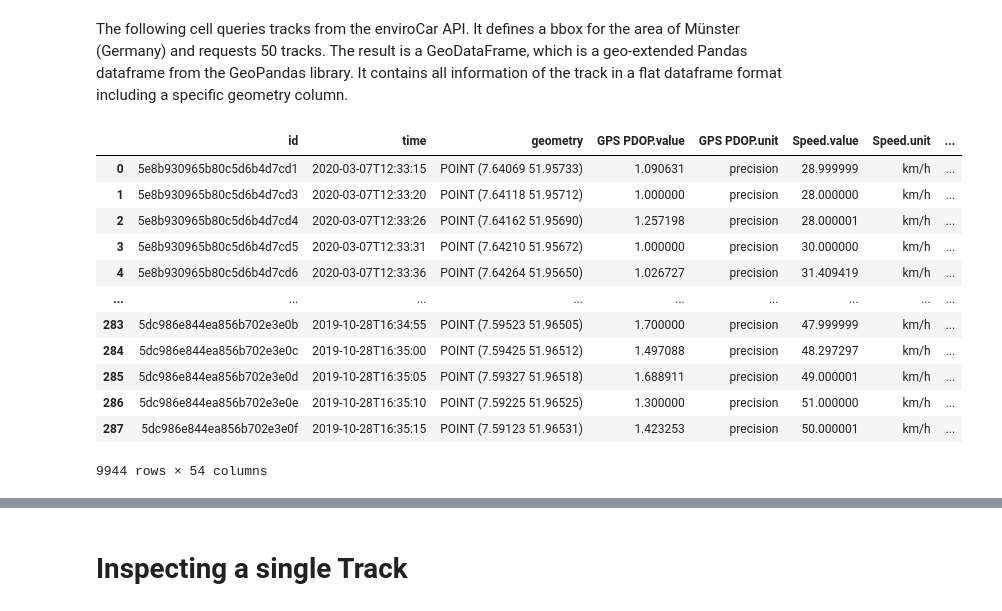
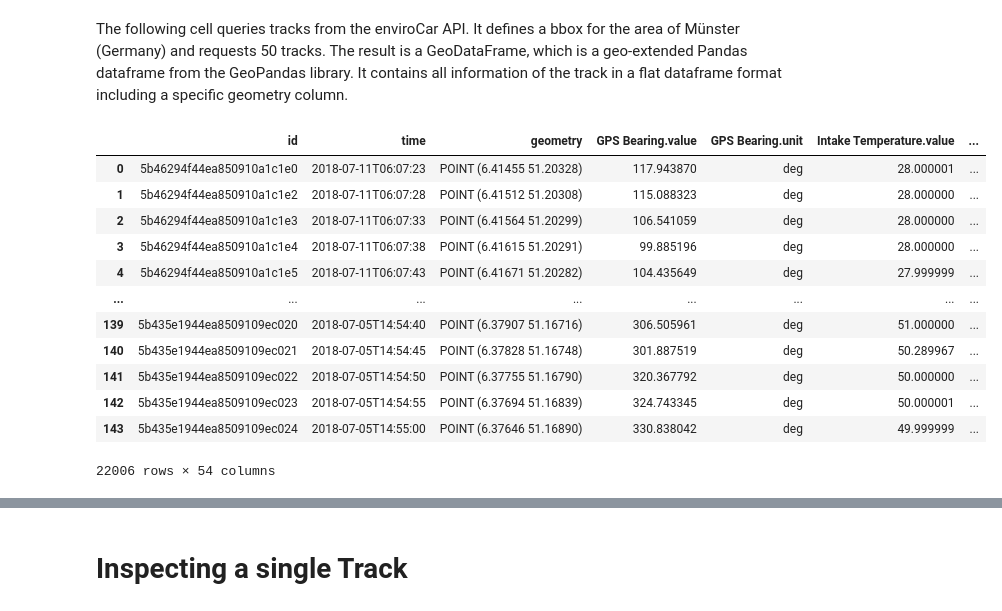
Before and after one commit to enviroCar/envirocar-py, a Jupyter notebook: examples/api_request_deckgl_maneenp.ipynb, the cells around one changed output, grey strips where cells are left out. Drawn from its saved outputs; the diff is of its cells as text; code cells hidden in the pictures.

```diff
--- a/examples/api_request_deckgl_maneenp.ipynb
+++ b/examples/api_request_deckgl_maneenp.ipynb
@@ -21,29 +19,29 @@ ModuleNotFoundError: No module named 'geopandas'
 The following cell queries tracks from the enviroCar API. It defines a bbox for the area of Münster (Germany) and requests 50 tracks. The result is a GeoDataFrame, which is a geo-extended Pandas dataframe from the GeoPandas library. It contains all information of the track in a flat dataframe format including a specific geometry column.
 # %%
 bbox = BboxSelector([
-    7.601165771484375, # min_x
-    51.94807412325402, # min_y
-    7.648200988769531, # max_x
-    51.97261482608728  # max_y
+    6.3239, # min_x
+    51.1316, # min_y
+    6.5502, # max_x
+    51.2555  # max_y
 ])
 
 # issue a query
 track_df = track_api.get_tracks(bbox=bbox, num_results=50) # requesting 50 tracks inside the bbox
 track_df
 # %% [output]
-|  | id | time | geometry | GPS PDOP.value | GPS PDOP.unit | Speed.value | Speed.unit | ... |
-| 0 | 5e8b930965b80c5d6b4d7cd1 | 2020-03-07T12:33:15 | POINT (7.64069 51.95733) | 1.090631 | precision | 28.999999 | km/h | ... |
-| 1 | 5e8b930965b80c5d6b4d7cd3 | 2020-03-07T12:33:20 | POINT (7.64118 51.95712) | 1.000000 | precision | 28.000000 | km/h | ... |
-| 2 | 5e8b930965b80c5d6b4d7cd4 | 2020-03-07T12:33:26 | POINT (7.64162 51.95690) | 1.257198 | precision | 28.000001 | km/h | ... |
-| 3 | 5e8b930965b80c5d6b4d7cd5 | 2020-03-07T12:33:31 | POINT (7.64210 51.95672) | 1.000000 | precision | 30.000000 | km/h | ... |
-| 4 | 5e8b930965b80c5d6b4d7cd6 | 2020-03-07T12:33:36 | POINT (7.64264 51.95650) | 1.026727 | precision | 31.409419 | km/h | ... |
-| ... | ... | ... | ... | ... | ... | ... | ... | ... |
-| 283 | 5dc986e844ea856b702e3e0b | 2019-10-28T16:34:55 | POINT (7.59523 51.96505) | 1.700000 | precision | 47.999999 | km/h | ... |
-| 284 | 5dc986e844ea856b702e3e0c | 2019-10-28T16:35:00 | POINT (7.59425 51.96512) | 1.497088 | precision | 48.297297 | km/h | ... |
-| 285 | 5dc986e844ea856b702e3e0d | 2019-10-28T16:35:05 | POINT (7.59327 51.96518) | 1.688911 | precision | 49.000001 | km/h | ... |
-| 286 | 5dc986e844ea856b702e3e0e | 2019-10-28T16:35:10 | POINT (7.59225 51.96525) | 1.300000 | precision | 51.000000 | km/h | ... |
-| 287 | 5dc986e844ea856b702e3e0f | 2019-10-28T16:35:15 | POINT (7.59123 51.96531) | 1.423253 | precision | 50.000001 | km/h | ... |
+|  | id | time | geometry | GPS Bearing.value | GPS Bearing.unit | Intake Temperature.value | ... |
+| 0 | 5b46294f44ea850910a1c1e0 | 2018-07-11T06:07:23 | POINT (6.41455 51.20328) | 117.943870 | deg | 28.000001 | ... |
+| 1 | 5b46294f44ea850910a1c1e2 | 2018-07-11T06:07:28 | POINT (6.41512 51.20308) | 115.088323 | deg | 28.000000 | ... |
+| 2 | 5b46294f44ea850910a1c1e3 | 2018-07-11T06:07:33 | POINT (6.41564 51.20299) | 106.541059 | deg | 28.000000 | ... |
+| 3 | 5b46294f44ea850910a1c1e4 | 2018-07-11T06:07:38 | POINT (6.41615 51.20291) | 99.885196 | deg | 28.000000 | ... |
+| 4 | 5b46294f44ea850910a1c1e5 | 2018-07-11T06:07:43 | POINT (6.41671 51.20282) | 104.435649 | deg | 27.999999 | ... |
+| ... | ... | ... | ... | ... | ... | ... | ... |
+| 139 | 5b435e1944ea8509109ec020 | 2018-07-05T14:54:40 | POINT (6.37907 51.16716) | 306.505961 | deg | 51.000000 | ... |
+| 140 | 5b435e1944ea8509109ec021 | 2018-07-05T14:54:45 | POINT (6.37828 51.16748) | 301.887519 | deg | 50.289967 | ... |
+| 141 | 5b435e1944ea8509109ec022 | 2018-07-05T14:54:50 | POINT (6.37755 51.16790) | 320.367792 | deg | 50.000000 | ... |
+| 142 | 5b435e1944ea8509109ec023 | 2018-07-05T14:54:55 | POINT (6.37694 51.16839) | 324.743345 | deg | 50.000001 | ... |
+| 143 | 5b435e1944ea8509109ec024 | 2018-07-05T14:55:00 | POINT (6.37646 51.16890) | 330.838042 | deg | 49.999999 | ... |
-9944 rows × 54 columns
+22006 rows × 54 columns
 # %%
 track_df.plot(figsize=(8, 10))
 # %% [output]
```
Also changed, not shown: parts of 5 cells of this notebook.
